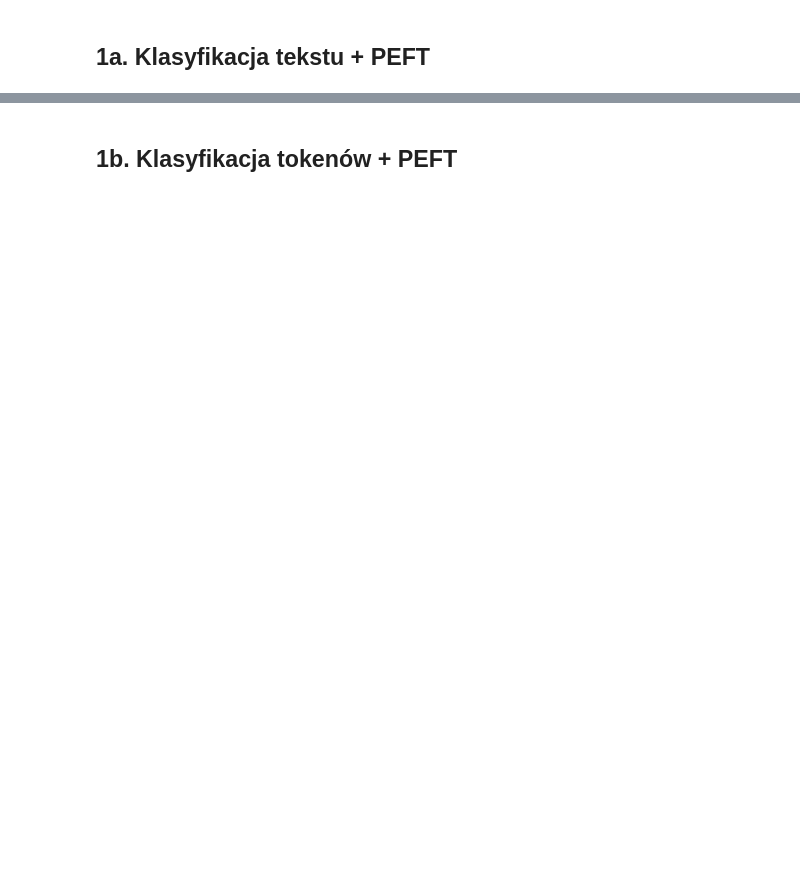
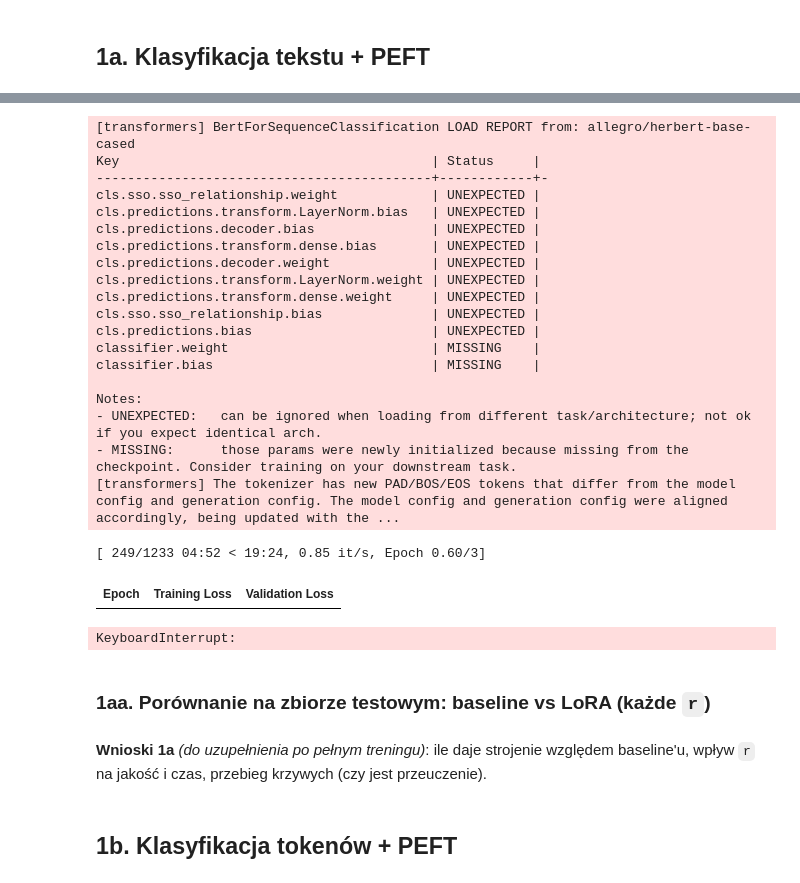
Before and after one commit to Voldziu/NLP, a Jupyter notebook: 02/bert/bert.ipynb, the cells around one changed output, grey strips where cells are left out. Cells and saved outputs as stored; diff of their text form; code cells hidden in the pictures; blank space fills up the shorter version.

Commit message:
Squash merge lab2/mikolaj-bert into lab2/start

```diff
--- a/02/bert/bert.ipynb
+++ b/02/bert/bert.ipynb
@@ -56,0 +235,56 @@ len(train), len(dev), len(test), len(tok_train), len(tok_test)
+# %%
+RANKS = [0, 4, 8, 16]  # 0 = baseline (zamrożony HerBERT)
+EPOCHS = 3
+results, histories, preds = [], {}, {}
+for r in RANKS:
+    name = "baseline (r=0)" if r == 0 else f"LoRA r={r}"
+    model = make_model(r)
+    model.print_trainable_parameters()
+    trainer = fit(model, tok, train_ds, dev_ds, ART / f"bert-lora-r{r}", epochs=EPOCHS)
+    trainer.save_model(ART / f"bert-lora-r{r}" / "best")
+    out = trainer.predict(test_ds)
+    histories[name] = trainer.state.log_history
+    preds[r] = out.predictions.argmax(-1)
+    results.append(
+        {
+            "model": name,
+            "r": r,
+            "trainable_params": sum(
+                p.numel() for p in model.parameters() if p.requires_grad
+            ),
+            "train_time_s": next(
+                log["train_runtime"]
+                for log in trainer.state.log_history
+                if "train_runtime" in log
+            ),
+            "dev_f1": trainer.state.best_metric,
+            "test_accuracy": out.metrics["test_accuracy"],
+            "test_f1": out.metrics["test_f1"],
+        }
+    )
+
+results = pd.DataFrame(results)
+results
+# %% [output]
+[transformers] BertForSequenceClassification LOAD REPORT from: allegro/herbert-base-cased
+Key                                        | Status     |
+-------------------------------------------+------------+-
+cls.sso.sso_relationship.weight            | UNEXPECTED |
+cls.predictions.transform.LayerNorm.bias   | UNEXPECTED |
+cls.predictions.decoder.bias               | UNEXPECTED |
+cls.predictions.transform.dense.bias       | UNEXPECTED |
+cls.predictions.decoder.weight             | UNEXPECTED |
+cls.predictions.transform.LayerNorm.weight | UNEXPECTED |
+cls.predictions.transform.dense.weight     | UNEXPECTED |
+cls.sso.sso_relationship.bias              | UNEXPECTED |
+cls.predictions.bias                       | UNEXPECTED |
+classifier.weight                          | MISSING    |
+classifier.bias                            | MISSING    |
+
+Notes:
+- UNEXPECTED:   can be ignored when loading from different task/architecture; not ok if you expect identical arch.
+- MISSING:      those params were newly initialized because missing from the checkpoint. Consider training on your downstream task.
+[transformers] The tokenizer has new PAD/BOS/EOS tokens that differ from the model config and generation config. The model config and generation config were aligned accordingly, being updated with the ...
+[ 249/1233 04:52 < 19:24, 0.85 it/s, Epoch 0.60/3]
+| Epoch | Training Loss | Validation Loss |
+KeyboardInterrupt:
@@ -56,0 +293,2 @@ len(train), len(dev), len(test), len(tok_train), len(tok_test)
+# %% [markdown]
+### 1aa. Porównanie na zbiorze testowym: baseline vs LoRA (każde `r`)
@@ -57,2 +312,4 @@ len(train), len(dev), len(test), len(tok_train), len(tok_test)
+# %% [markdown]
+**Wnioski 1a** _(do uzupełnienia po pełnym treningu)_: ile daje strojenie względem baseline'u, wpływ `r` na jakość i czas, przebieg krzywych (czy jest przeuczenie).
 # %% [markdown]
 ## 1b. Klasyfikacja tokenów + PEFT
```
Also changed, not shown: parts of 25 cells of this notebook, 6 other files.
